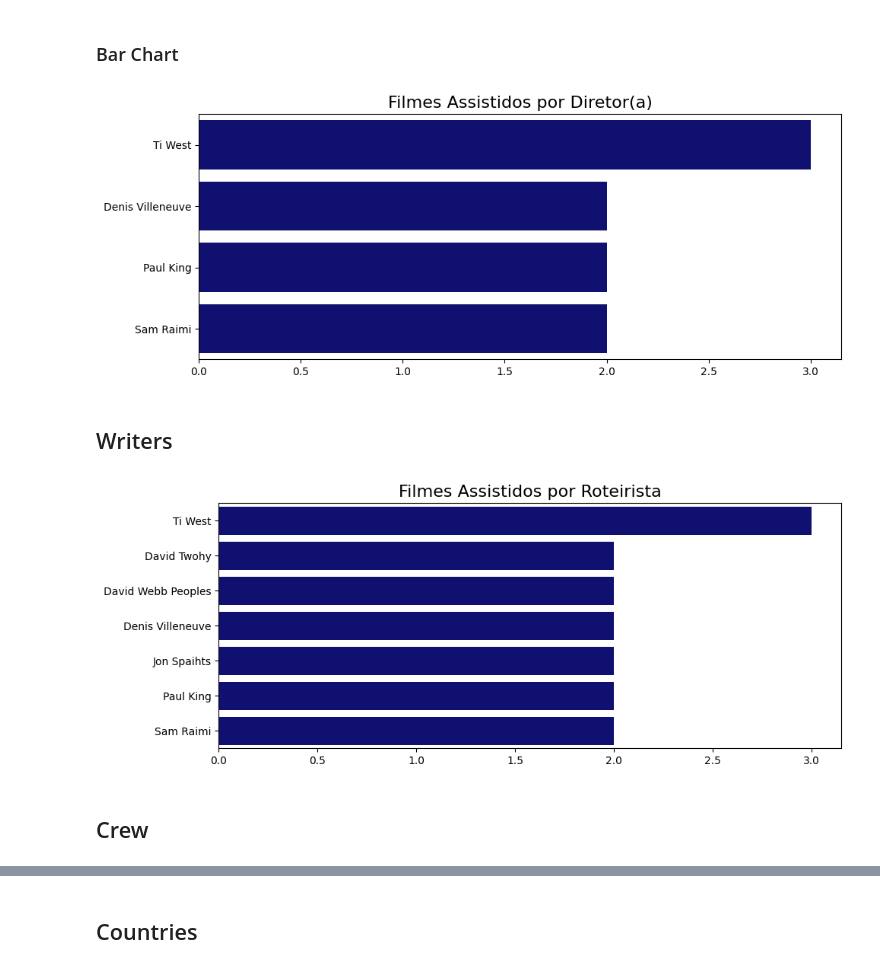
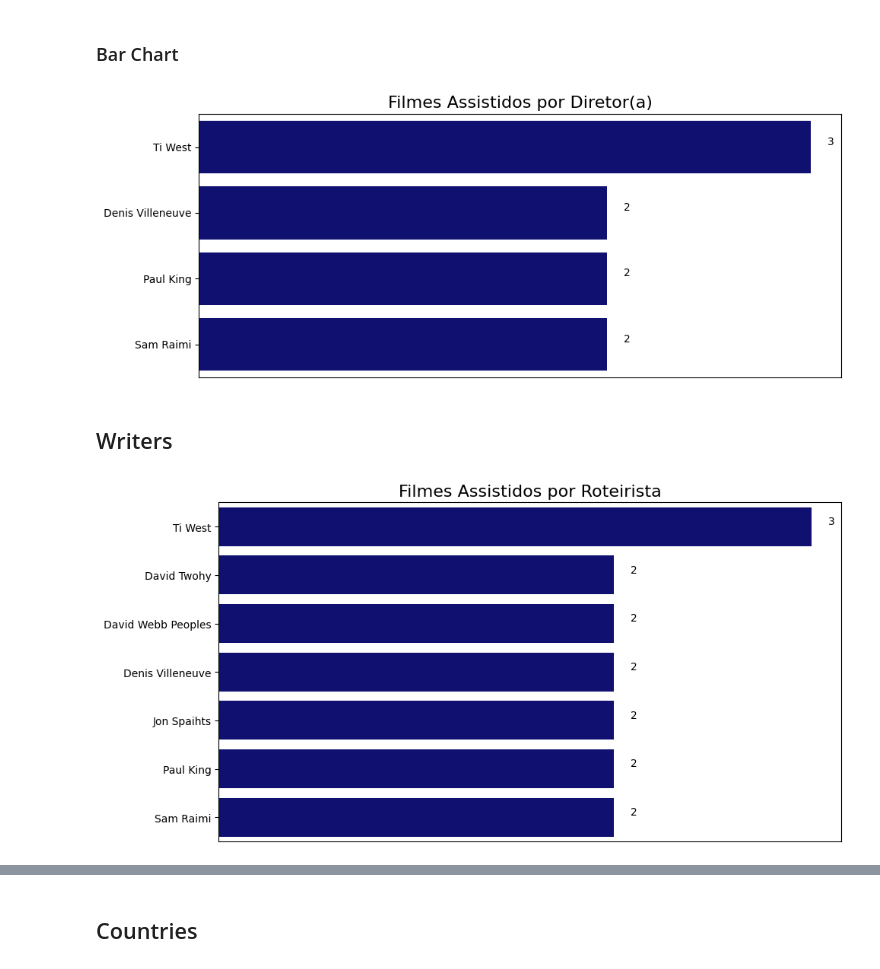
Before and after one commit to oextraordimario/letterboxd_analysis, a Jupyter notebook: movies_analysis.ipynb, the cells around one changed output, grey strips where cells are left out. Cells and saved outputs as stored; diff of their text form; code cells hidden in the pictures.

Commit message:
Fixed a few charts.

```diff
--- a/movies_analysis.ipynb
+++ b/movies_analysis.ipynb
@@ -396,10 +396,10 @@ adf_crew_moviesperrole = (
 
 #adf_crew_moviesperrole
 # %%
-main_roles = ['director', 'producer', 'writer']
-secondary_roles = ['executive-producer', 'editor', 'cinematography', 'composer']
+main_roles = ['director', 'writer']
+secondary_roles = ['producer', 'executive-producer', 'editor', 'cinematography', 'composer']
 
-for role in (main_roles + secondary_roles):
+for role in (main_roles):
     analytical_dataframes[f'popular_{role}s'] = adf_crew_moviesperrole.query(f" role == '{role}' ").drop(columns='role')
 
     most_popular_in_role = list(analytical_dataframes[f'popular_{role}s']['name'])
@@ -657,14 +667,16 @@ Cats
 # %% [markdown]
 ### Movies per decade
 # %%
+gdf_mpd = analytical_dataframes['movies_per_release_decade']
+
 plt.figure(figsize=(9, 5))
-sns.barplot(data=analytical_dataframes['movies_per_release_decade'], x='release_decade', y='movie_count', color='navy')
+sns.barplot(data=gdf_mpd, x='release_decade', y='movie_count', color='navy')
 plt.xlabel('')
 plt.ylabel('')
 plt.yticks([])
 plt.title('Filmes Assistidos por Década de Lançamento')
 
-for index, row in analytical_dataframes['movies_per_release_decade'].iterrows():
+for index, row in gdf_mpd.iterrows():
     plt.text(x=index, y=row['movie_count'] + 0.1,  # Position above the bar
              s=str(row['movie_count']),  # Display value
              ha='center', va='bottom', fontsize=10, color='black')  # Styling
@@ -681,9 +693,11 @@ plt.show()
 # %% [markdown]
 ### Bar Chart
 # %%
+gdf_pa = analytical_dataframes['popular_actors'].drop(columns='link')
+
 # Create the horizontal bar chart
 plt.figure(figsize=(10, 6))
-sns.barplot(data=analytical_dataframes['popular_actors'].drop(columns='link'), x="movie_count", y="name", color='navy')
+sns.barplot(data=gdf_pa, x="movie_count", y="name", color='navy')
 
 # Customize the chart
 plt.title("Filmes Assistidos por Ator/Atriz", fontsize=16)
@@ -691,7 +705,7 @@ plt.xlabel('')
 plt.ylabel('')
 plt.xticks([])
 
-for index, row in analytical_dataframes['popular_actors'].iterrows():
+for index, row in gdf_pa.iterrows():
     plt.text(y=index, x=row['movie_count'] + 0.1,  # Position above the bar
              s=str(row['movie_count']),  # Display value
              ha='center', va='bottom', fontsize=10, color='black')  # Styling
@@ -710,42 +724,52 @@ plt.show()
 # %% [markdown]
 ### Bar Chart
 # %%
-df_pd = analytical_dataframes['popular_directors'].drop(columns='link')
+gdf_pd = analytical_dataframes['popular_directors'].drop(columns='link').reset_index()
 
 # Create the horizontal bar chart
 plt.figure(figsize=(10, 4))
-sns.barplot(data=df_pd, x="movie_count", y="name", color='navy')
+sns.barplot(data=gdf_pd, x="movie_count", y="name", color='navy')
 
 # Customize the chart
 plt.title("Filmes Assistidos por Diretor(a)", fontsize=16)
 plt.xlabel('')
 plt.ylabel('')
+plt.xticks([])
+
+for index, row in gdf_pd.iterrows():
+    plt.text(y=index, x=row['movie_count'] + 0.1,  # Position above the bar
+             s=str(row['movie_count']),  # Display value
+             ha='center', va='bottom', fontsize=10, color='black')  # Styling
 
 # Show the chart
 plt.tight_layout()
 plt.show()
 # %% [output]
-[figure, old version]
+[figure, new version]
 # %% [markdown]
 ## Writers
 # %%
 #pull_whole_crew_data('writer')
 # %%
-df_pd = analytical_dataframes['popular_writers']
+gdf_pw = analytical_dataframes['popular_writers'].drop(columns='link').reset_index()
 
 # Create the horizontal bar chart
-plt.figure(figsize=(10, 4))
-sns.barplot(data=df_pd, x="movie_count", y="name", color='navy')
+plt.figure(figsize=(10, 5))
+sns.barplot(data=gdf_pw, x="movie_count", y="name", color='navy')
 
 # Customize the chart
 plt.title("Filmes Assistidos por Roteirista", fontsize=16)
 plt.xlabel('')
 plt.ylabel('')
+plt.xticks([])
+
+for index, row in gdf_pw.iterrows():
+    plt.text(y=index, x=row['movie_count'] + 0.1,  # Position above the bar
+             s=str(row['movie_count']),  # Display value
+             ha='center', va='bottom', fontsize=10, color='black')  # Styling
 
 # Show the chart
 plt.tight_layout()
 plt.show()
 # %% [output]
-[figure, old version]
+[figure, new version]
-# %% [markdown]
-## Crew
```
Also changed, not shown: parts of 11 cells of this notebook.
